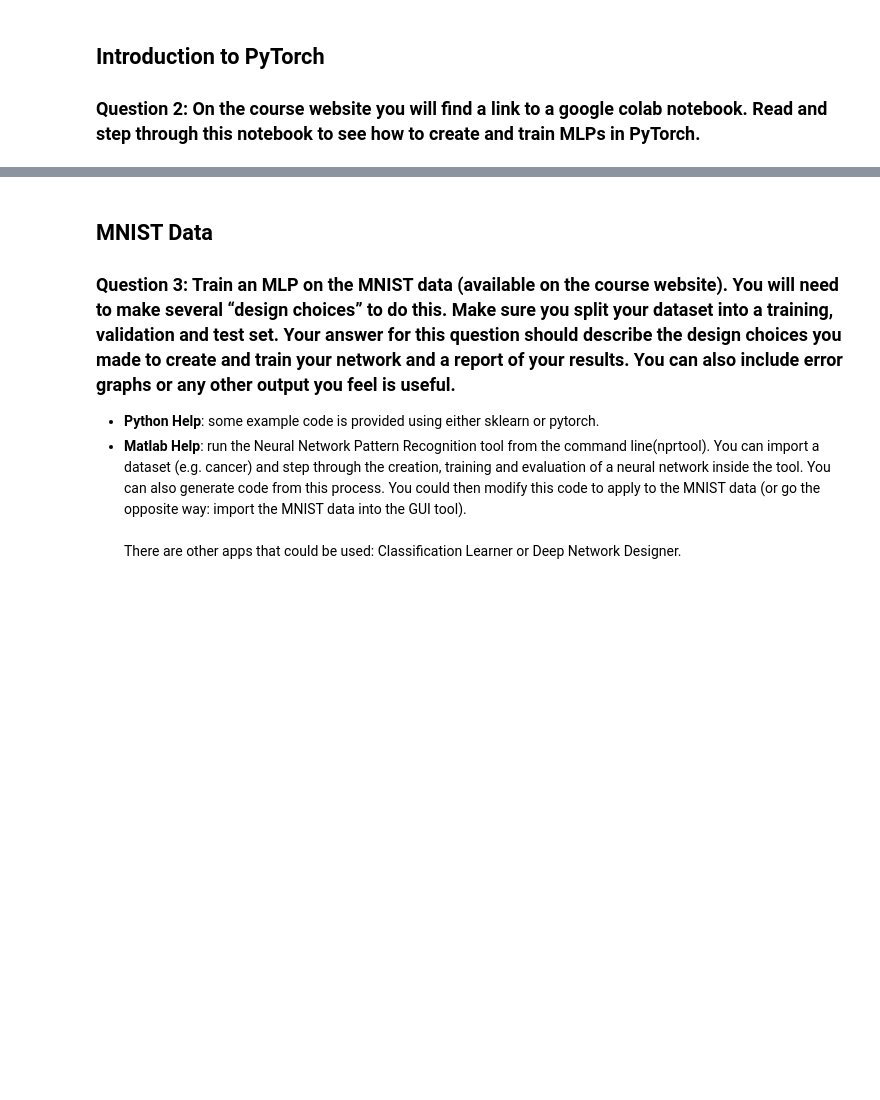
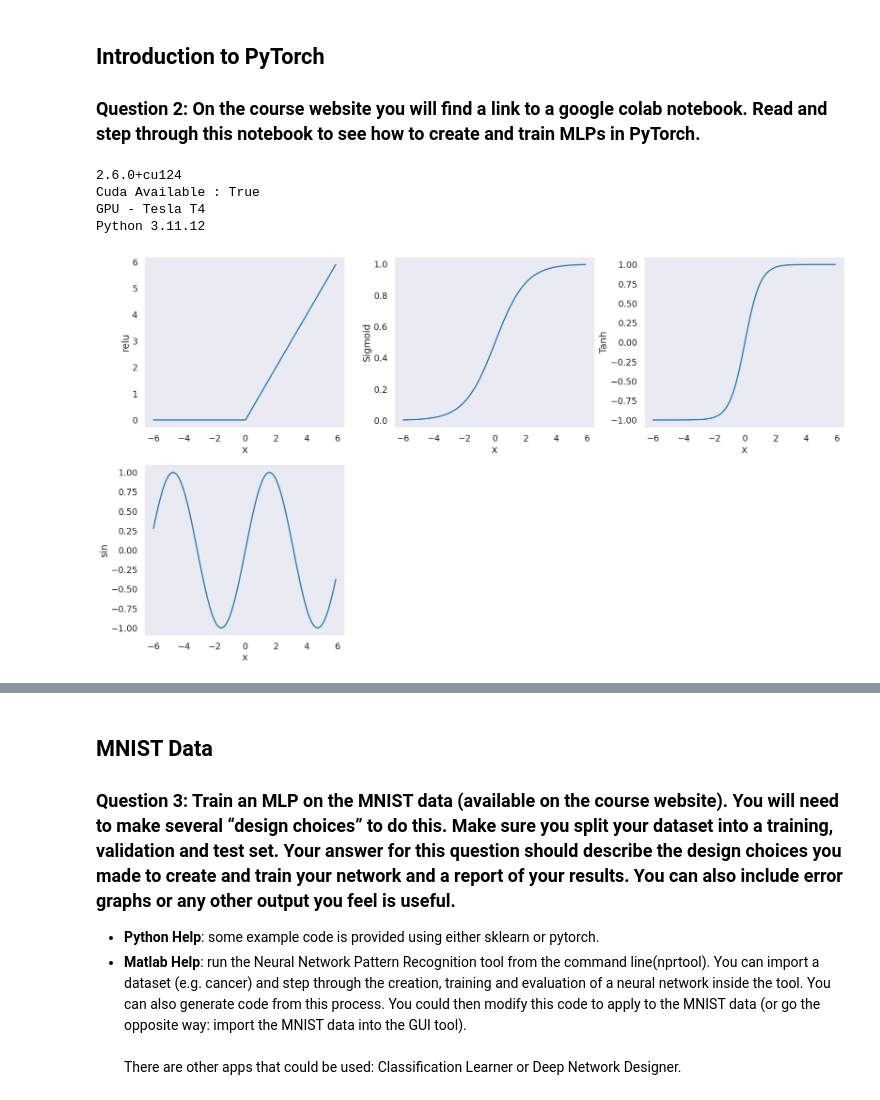
Before and after one commit to keys-i/COMP4702, a Jupyter notebook: src/W7.ipynb, the cells around one changed output, grey strips where cells are left out. Cells and saved outputs as stored; diff of their text form; code cells hidden in the pictures; blank space fills up the shorter version.

```diff
--- a/src/W7.ipynb
+++ b/src/W7.ipynb
@@ -26,3 +142,42 @@ print out and/or plot some of the variables before/during/after training.
 
 ## Introduction to PyTorch
 ### Question 2: On the course website you will find a link to a google colab notebook. Read and step through this notebook to see how to create and train MLPs in PyTorch.
+# %%
+print(torch.__version__)
+print('Cuda Available : {}'.format(torch.cuda.is_available()))
+print('GPU - {0}'.format(torch.cuda.get_device_name()))
+!python --version
+# %% [output]
+2.6.0+cu124
+Cuda Available : True
+GPU - Tesla T4
+Python 3.11.12
+# %%
+plt.figure(figsize=(20, 16))
+def plot_custom_activation_function(function, input, n):
+  # Set the plot style
+  plt.subplot(3, 3, n)
+  sns.set_context('talk')
+  sns.set_style('dark')
+
+  output = function(input)
+
+  sns.lineplot(x=input.numpy(), y=output.numpy())
+  plt.xlabel('x')
+
+  label = function.__class__.__name__ if isinstance(function, nn.Module) else function.__name__ if callable(function) else str(function)
+  plt.ylabel(label)
+
+
+
+input = torch.arange(-6,6,step=0.1)
+
+plot_custom_activation_function(torch.relu, input, 1)
+plot_custom_activation_function(torch.nn.Sigmoid(), input, 2)
+plot_custom_activation_function(torch.nn.Tanh(), input, 3)
+plot_custom_activation_function(torch.sin, input, 4)
+
+plt.tight_layout()
+plt.show()
+# %% [output]
+[figure, added]
```
Also changed, not shown: parts of 9 cells of this notebook.
